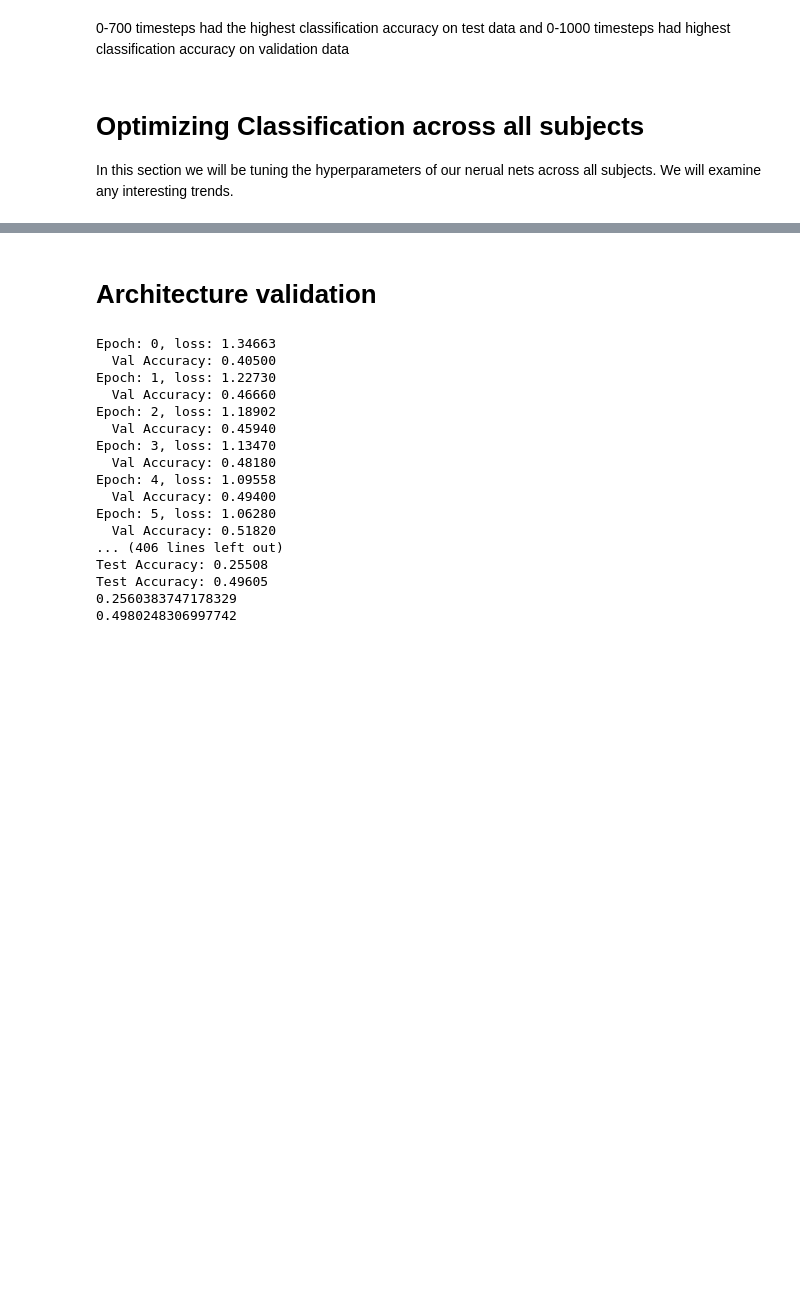
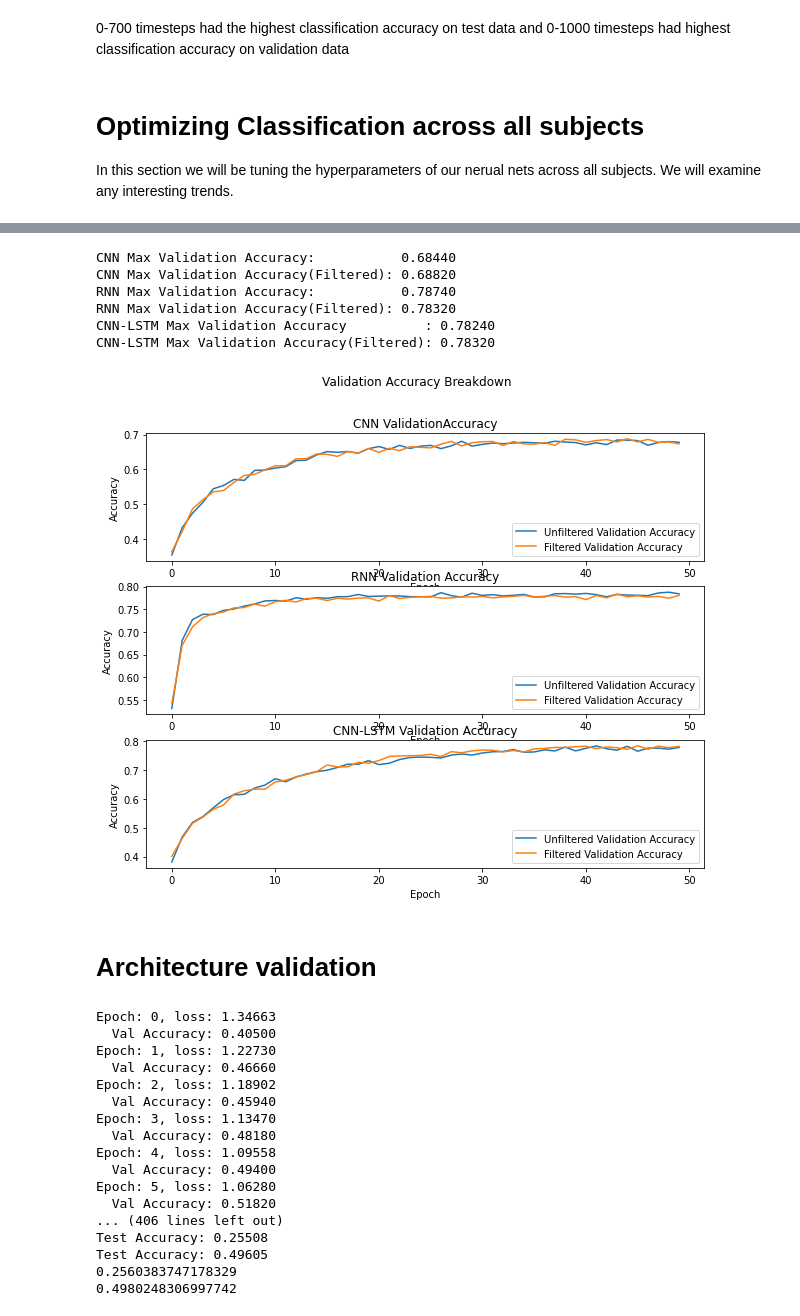
Before and after one commit to thomaskost17/ECEC247_final_project, a Jupyter notebook: ECEC247_final_project.ipynb, the cells around one changed output, grey strips where cells are left out. Drawn from its saved outputs; the diff is of its cells as text; code cells hidden in the pictures; blank space fills up the shorter version.

```diff
--- a/ECEC247_final_project.ipynb
+++ b/ECEC247_final_project.ipynb
@@ -963,3 +1144,47 @@ Text(0.5, 0, 'Subject Index')
+# %%
+# Plot CNN Results
+fig, axs = plt.subplots(3)
+fig.suptitle('Validation Accuracy Breakdown')
+
+axs[0].plot(cnn_solver.val_accuracy_history)
+axs[0].plot(cnn_filt_solver.val_accuracy_history)
+axs[0].legend(["Unfiltered Validation Accuracy", "Filtered Validation Accuracy"])
+axs[0].set_ylabel("Accuracy")
+axs[0].set_xlabel("Epoch")
+axs[0].set_title("CNN ValidationAccuracy")
+
+# Plot RNN Results
+
+axs[1].plot(rnn_solver.val_accuracy_history)
+axs[1].plot(rnn_filt_solver.val_accuracy_history)
+axs[1].legend(["Unfiltered Validation Accuracy", "Filtered Validation Accuracy"])
+axs[1].set_ylabel("Accuracy")
+axs[1].set_xlabel("Epoch")
+axs[1].set_title("RNN Validation Accuracy")
+
+# Plot CNN-LSTM Results
+
+axs[2].plot(cnn_lstm_solver.val_accuracy_history)
+axs[2].plot(cnn_lstm_filt_solver.val_accuracy_history)
+axs[2].legend(["Unfiltered Validation Accuracy", "Filtered Validation Accuracy"])
+axs[2].set_ylabel("Accuracy")
+axs[2].set_xlabel("Epoch")
+axs[2].set_title("CNN-LSTM Validation Accuracy")
+
+print("CNN Max Validation Accuracy:           %1.5f"% (np.max(cnn_solver.val_accuracy_history)))
+print("CNN Max Validation Accuracy(Filtered): %1.5f"% (np.max(cnn_filt_solver.val_accuracy_history)))
+print("RNN Max Validation Accuracy:           %1.5f"% (np.max(rnn_solver.val_accuracy_history)))
+print("RNN Max Validation Accuracy(Filtered): %1.5f"% (np.max(rnn_filt_solver.val_accuracy_history)))
+print("CNN-LSTM Max Validation Accuracy          : %1.5f"% (np.max(cnn_lstm_solver.val_accuracy_history)))
+print("CNN-LSTM Max Validation Accuracy(Filtered): %1.5f"% (np.max(cnn_lstm_filt_solver.val_accuracy_history)))
+# %% [output]
+CNN Max Validation Accuracy:           0.68440
+CNN Max Validation Accuracy(Filtered): 0.68820
+RNN Max Validation Accuracy:           0.78740
+RNN Max Validation Accuracy(Filtered): 0.78320
+CNN-LSTM Max Validation Accuracy          : 0.78240
+CNN-LSTM Max Validation Accuracy(Filtered): 0.78320
+[figure, added]
 # %% [markdown]
 # Architecture validation
 # %%
```
Also changed, not shown: parts of 19 cells of this notebook.
